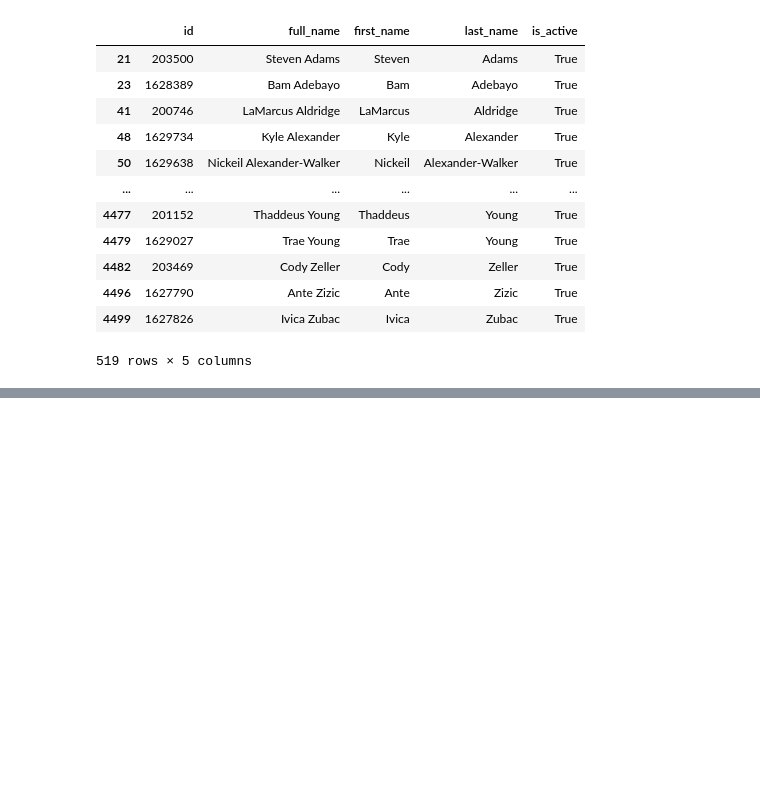
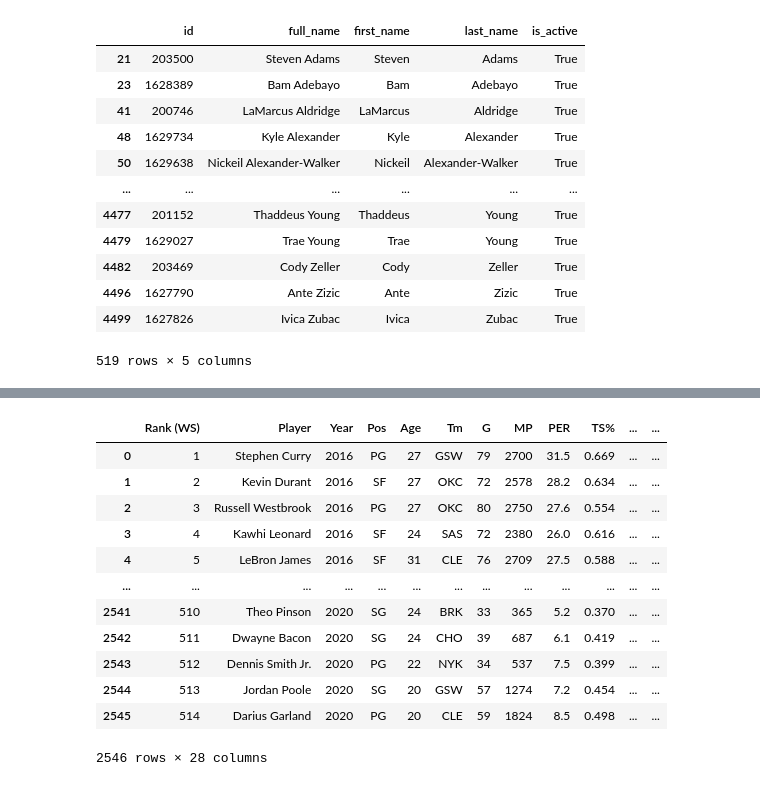
Before and after one commit to labulel/Projcet-1, a Jupyter notebook: project_1_code.ipynb, the cells around one changed output, grey strips where cells are left out. Drawn from its saved outputs; the diff is of its cells as text; code cells hidden in the pictures; blank space fills up the shorter version.

```diff
--- a/project_1_code.ipynb
+++ b/project_1_code.ipynb
@@ -60,0 +79,25 @@ act_df.to_csv("active_players.csv")
+# %%
+import pandas as pd
+import numpy as np
+import matplotlib.pyplot as plt
+import os
+
+workbook = "2016-2020 Advanced Player Stats.xlsx"
+
+all_dfs = pd.read_excel(workbook, sheet_name = None)
+ps_df = pd.concat(all_dfs, ignore_index = True)
+ps_df.dropna(axis=1, how = "all")
+# %% [output]
+|  | Rank (WS) | Player | Year | Pos | Age | Tm | G | MP | PER | TS% | ... | ... |
+| 0 | 1 | Stephen Curry | 2016 | PG | 27 | GSW | 79 | 2700 | 31.5 | 0.669 | ... | ... |
+| 1 | 2 | Kevin Durant | 2016 | SF | 27 | OKC | 72 | 2578 | 28.2 | 0.634 | ... | ... |
+| 2 | 3 | Russell Westbrook | 2016 | PG | 27 | OKC | 80 | 2750 | 27.6 | 0.554 | ... | ... |
+| 3 | 4 | Kawhi Leonard | 2016 | SF | 24 | SAS | 72 | 2380 | 26.0 | 0.616 | ... | ... |
+| 4 | 5 | LeBron James | 2016 | SF | 31 | CLE | 76 | 2709 | 27.5 | 0.588 | ... | ... |
+| ... | ... | ... | ... | ... | ... | ... | ... | ... | ... | ... | ... | ... |
+| 2541 | 510 | Theo Pinson | 2020 | SG | 24 | BRK | 33 | 365 | 5.2 | 0.370 | ... | ... |
+| 2542 | 511 | Dwayne Bacon | 2020 | SG | 24 | CHO | 39 | 687 | 6.1 | 0.419 | ... | ... |
+| 2543 | 512 | Dennis Smith Jr. | 2020 | PG | 22 | NYK | 34 | 537 | 7.5 | 0.399 | ... | ... |
+| 2544 | 513 | Jordan Poole | 2020 | SG | 20 | GSW | 57 | 1274 | 7.2 | 0.454 | ... | ... |
+| 2545 | 514 | Darius Garland | 2020 | PG | 20 | CLE | 59 | 1824 | 8.5 | 0.498 | ... | ... |
+2546 rows × 28 columns
```
Also changed, not shown: parts of 4 cells of this notebook, 2 other files.
